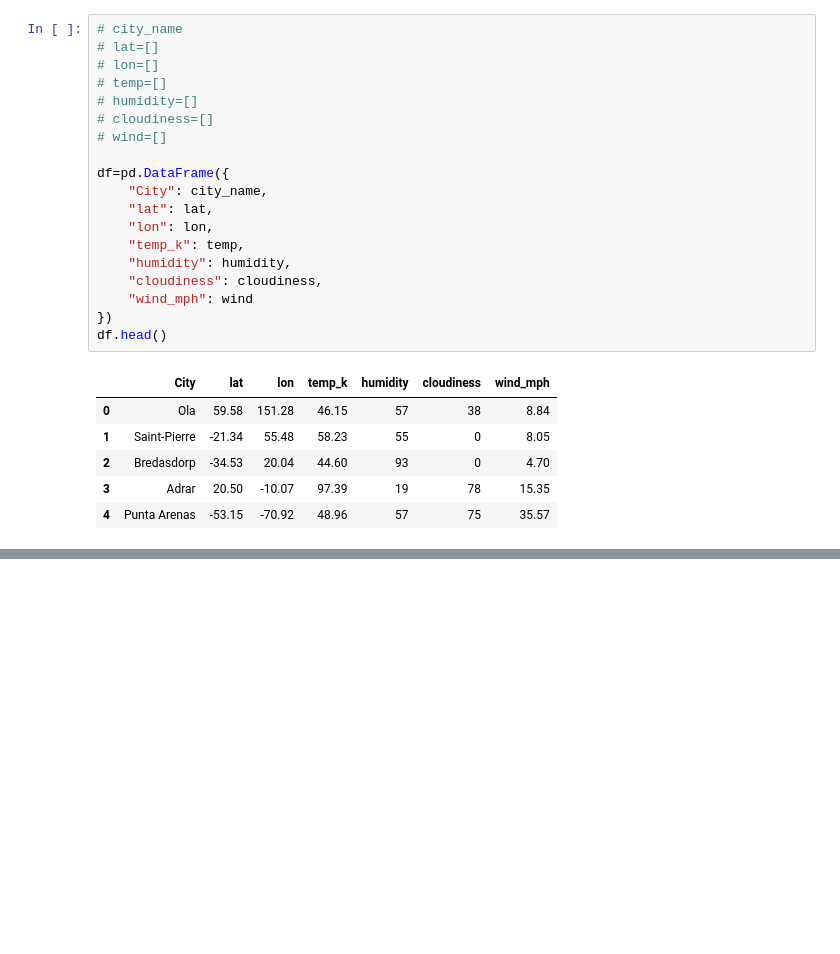
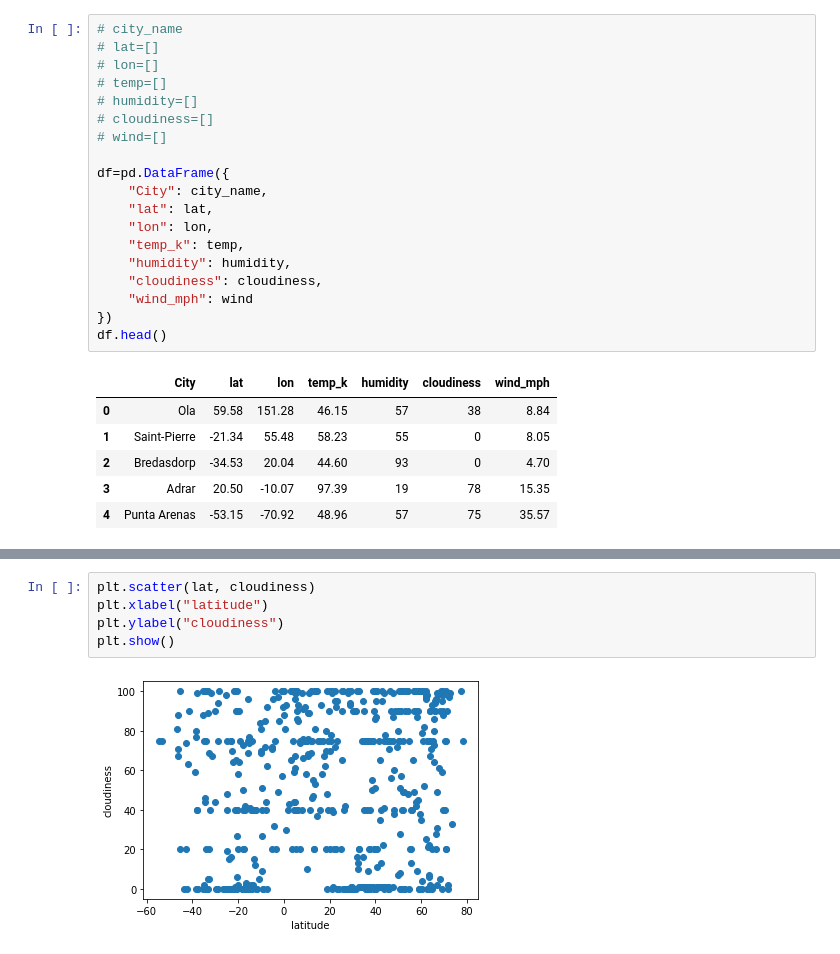
Before and after one commit to rchaynie/python-api-challenge, a Jupyter notebook: WeatherPy/Untitled.ipynb, the cells around one changed output, grey strips where cells are left out. Cells and saved outputs as stored; diff of their text form; blank space fills up the shorter version.

```diff
--- a/WeatherPy/Untitled.ipynb
+++ b/WeatherPy/Untitled.ipynb
@@ -144,0 +160,7 @@ df.head()
+# %%
+plt.scatter(lat, cloudiness)
+plt.xlabel("latitude")
+plt.ylabel("cloudiness")
+plt.show()
+# %% [output]
+[figure, added]
```
Also changed, not shown: parts of 4 cells of this notebook.
